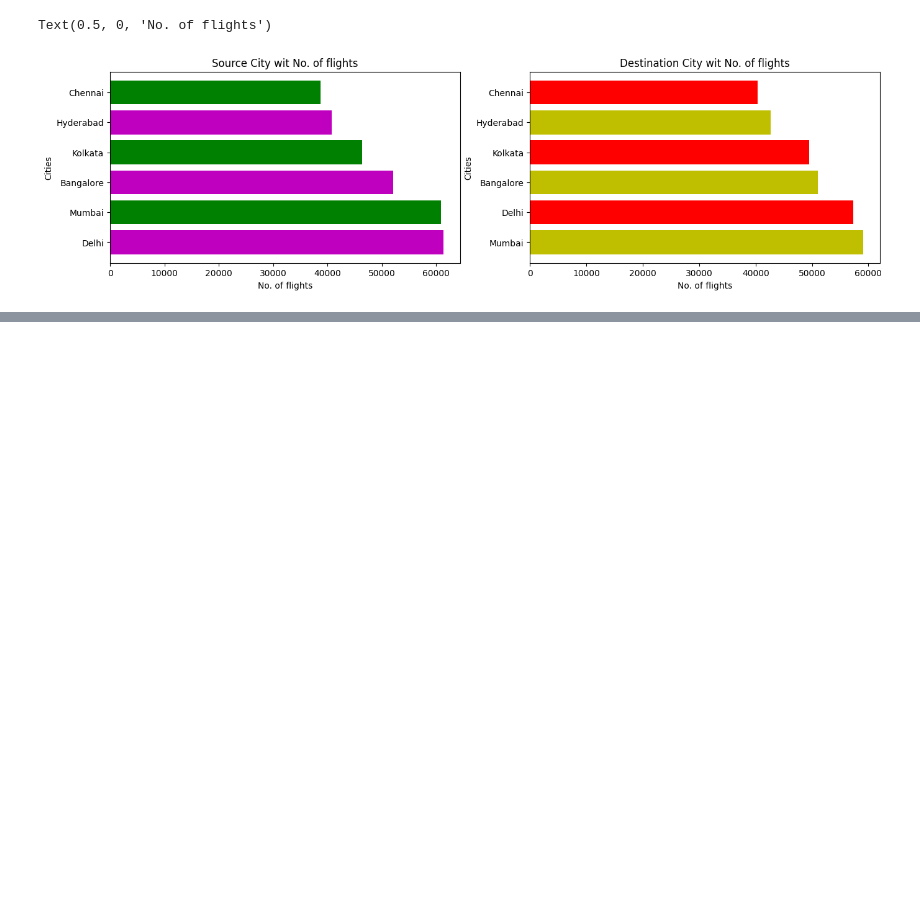
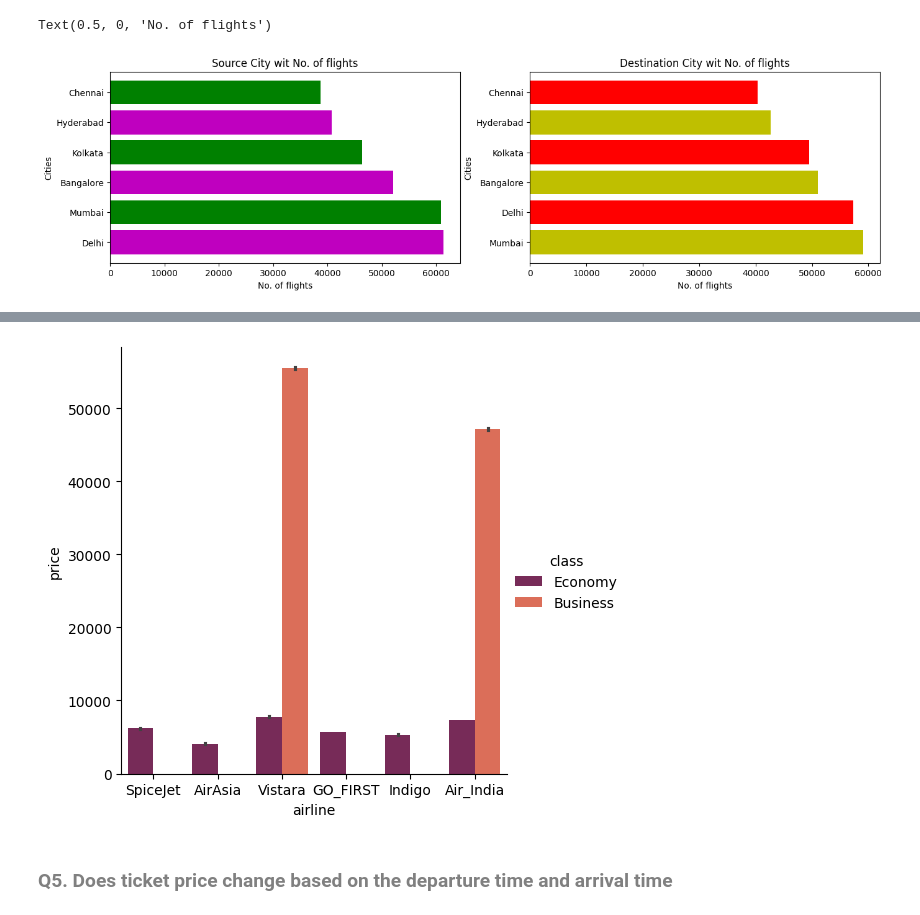
Before and after one commit to harshpatel-oss/Airlines_Flight_Data_Analysis, a Jupyter notebook: airline_flights_analysis.ipynb, the cells around one changed output, grey strips where cells are left out. Drawn from its saved outputs; the diff is of its cells as text; code cells hidden in the pictures; blank space fills up the shorter version.

Commit message:
analysed the Airlines' flights data

```diff
--- a/airline_flights_analysis.ipynb
+++ b/airline_flights_analysis.ipynb
@@ -5,7 +5,7 @@ import matplotlib.pyplot as plt
 %matplotlib inline
 import seaborn as sns
 # %%
-data  = pd.read_csv(r"C:\Users\HP\OneDrive\Desktop\Data Analysis Project\Airlines' Flight Analysis\airlines_flights_data.csv")
+data  = pd.read_csv(r"C:\Users\HP\OneDrive\Desktop\Airlines Flight Data Analysis\airlines_flights_data.csv")
 # %%
 data.head()
 # %% [output]
@@ -276,0 +261,10 @@ Text(0.5, 0, 'No. of flights')
+# %%
+# Drawing The categorical plot showing the Mean Ticket price for each Airline
+
+sns.catplot(x='airline',y='price',kind='bar',palette='rocket',data=data , hue='class')
+
+plt.show()
+# %% [output]
+[figure, added]
+# %% [markdown]
+<h3 style="color:gray"> Q5. Does ticket price change based on the departure time and arrival time</h3>
```
Also changed, not shown: parts of 43 cells of this notebook.
